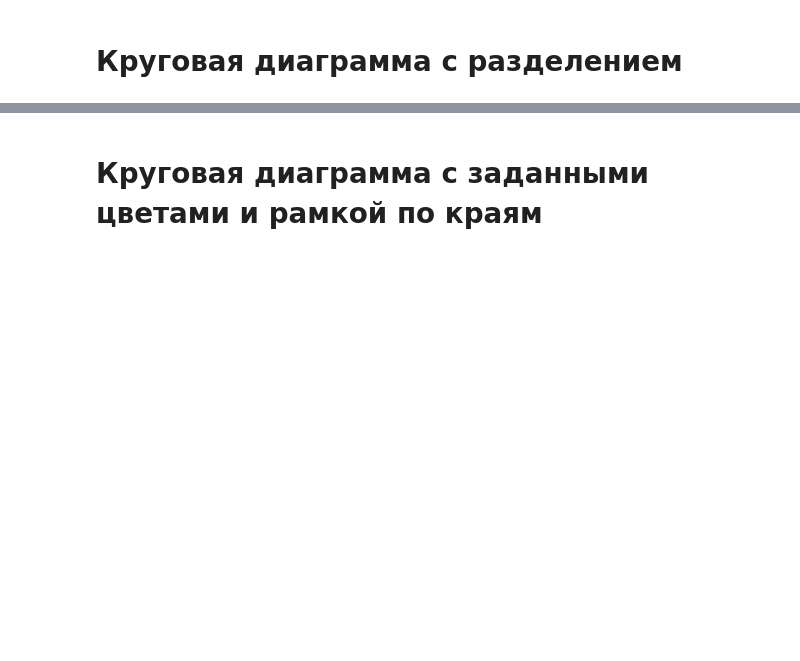
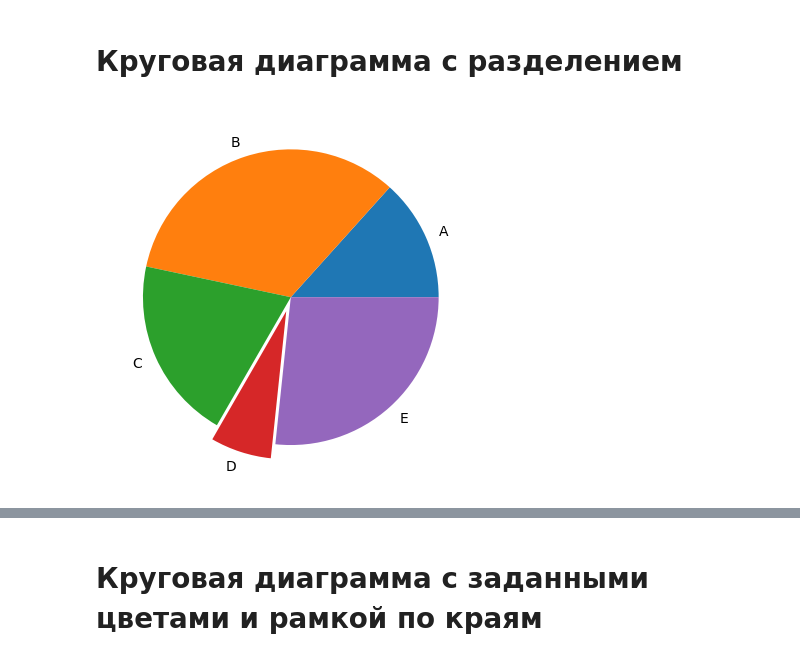
Before and after one commit to da-python/new-modul-python, a Jupyter notebook: Lesson5/notebooks/matplotlib_piecharts.ipynb, the cells around one changed output, grey strips where cells are left out. Cells and saved outputs as stored; diff of their text form; code cells hidden in the pictures; blank space fills up the shorter version.

```diff
--- a/Lesson5/notebooks/matplotlib_piecharts.ipynb
+++ b/Lesson5/notebooks/matplotlib_piecharts.ipynb
@@ -16,5 +16,13 @@ plt.show()
 # %% [markdown]
 # Круговая диаграмма с разделением
+# %%
+v = [2, 5, 3, 1, 4]
+labels = ["A", "B", "C", "D", "E"]
+explode = [0, 0.0, 0, 0.1, 0]
+plt.pie(v, explode, labels)
+plt.show()
+# %% [output]
+[figure, added]
 # %%
 v = [2, 5, 3, 1, 4]
 labels = ["A", "B", "C", "D", "E"]
```
Also changed, not shown: parts of 6 cells of this notebook, 8 other files.
